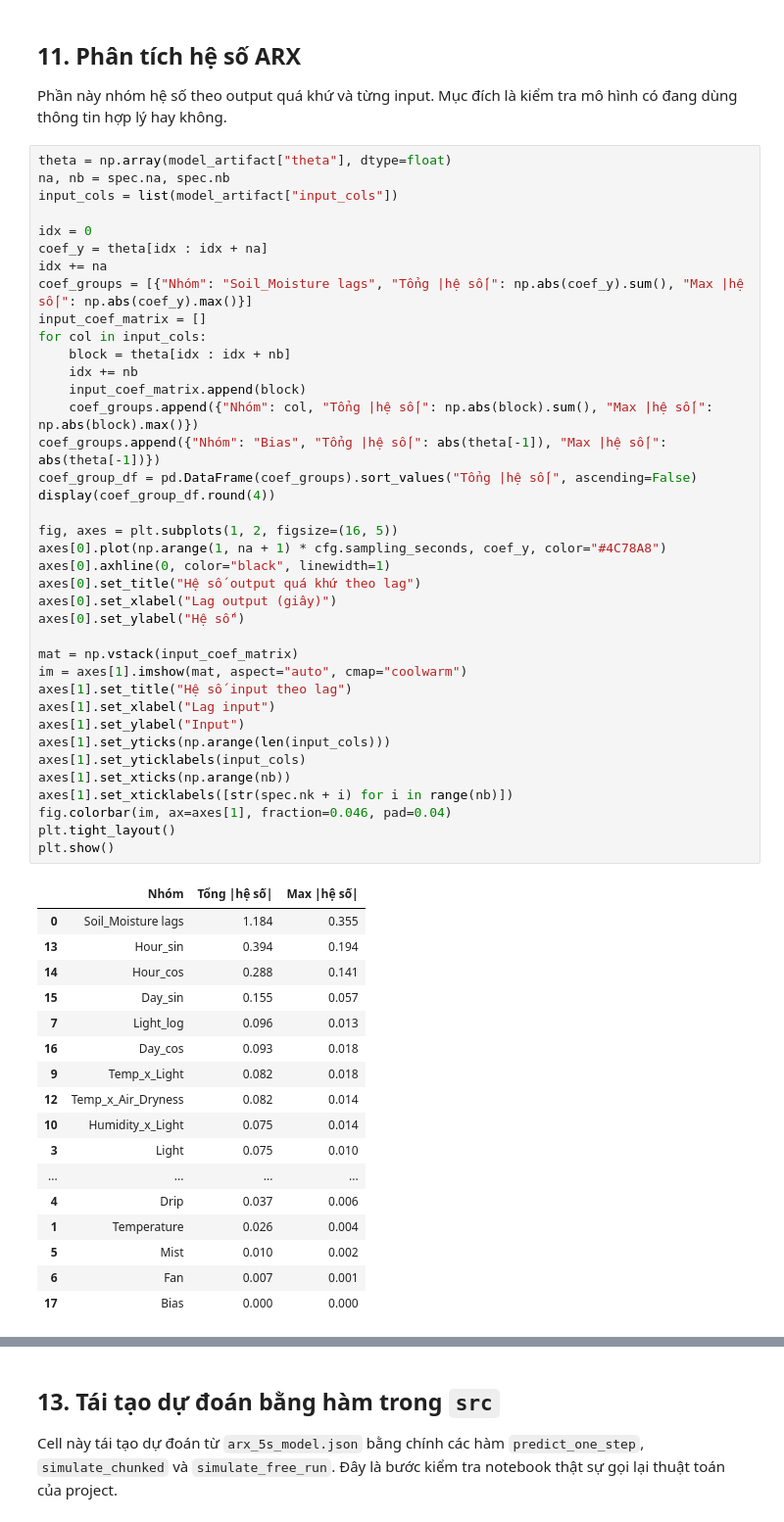
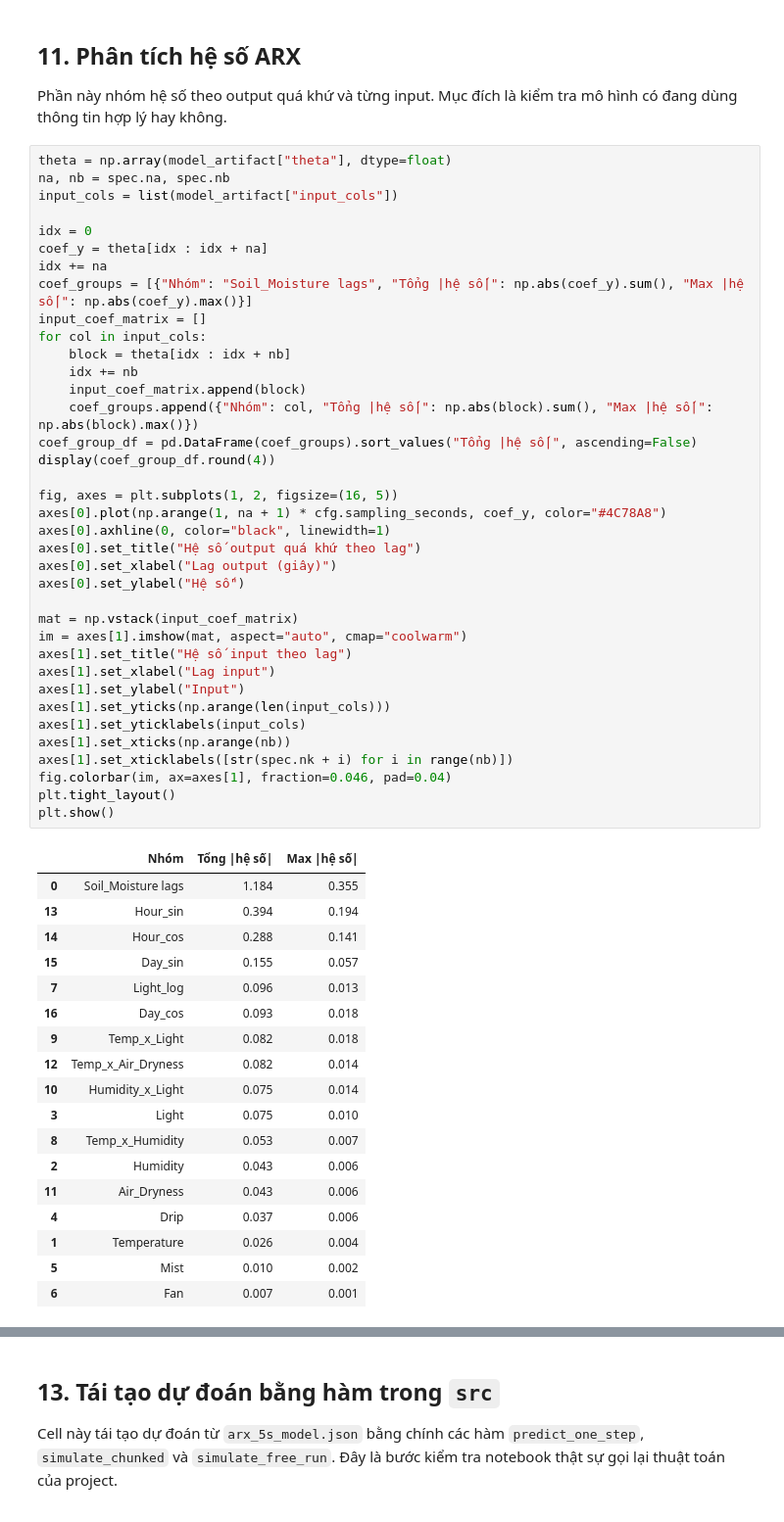
Before and after one commit to TrisMinh/ARX-Model, a Jupyter notebook: ARX_DO_BY_SELF/notebooks/bao_cao_arx_5s_mini_greenhouse.ipynb, the cells around one changed output, grey strips where cells are left out. Shown at 98% size. Saved outputs shown, nothing was run; the diff lists cells and outputs as text.

```diff
--- a/ARX_DO_BY_SELF/notebooks/bao_cao_arx_5s_mini_greenhouse.ipynb
+++ b/ARX_DO_BY_SELF/notebooks/bao_cao_arx_5s_mini_greenhouse.ipynb
@@ -435,7 +435,6 @@ for col in input_cols:
     idx += nb
     input_coef_matrix.append(block)
     coef_groups.append({"Nhóm": col, "Tổng |hệ số|": np.abs(block).sum(), "Max |hệ số|": np.abs(block).max()})
-coef_groups.append({"Nhóm": "Bias", "Tổng |hệ số|": abs(theta[-1]), "Max |hệ số|": abs(theta[-1])})
 coef_group_df = pd.DataFrame(coef_groups).sort_values("Tổng |hệ số|", ascending=False)
 display(coef_group_df.round(4))
 
@@ -443,39 +442,40 @@ fig, axes = plt.subplots(1, 2, figsize=(16, 5))
 axes[0].plot(np.arange(1, na + 1) * cfg.sampling_seconds, coef_y, color="#4C78A8")
 axes[0].axhline(0, color="black", linewidth=1)
 axes[0].set_title("Hệ số output quá khứ theo lag")
 axes[0].set_xlabel("Lag output (giây)")
 axes[0].set_ylabel("Hệ số")
 
 mat = np.vstack(input_coef_matrix)
 im = axes[1].imshow(mat, aspect="auto", cmap="coolwarm")
 axes[1].set_title("Hệ số input theo lag")
 axes[1].set_xlabel("Lag input")
 axes[1].set_ylabel("Input")
 axes[1].set_yticks(np.arange(len(input_cols)))
 axes[1].set_yticklabels(input_cols)
 axes[1].set_xticks(np.arange(nb))
 axes[1].set_xticklabels([str(spec.nk + i) for i in range(nb)])
 fig.colorbar(im, ax=axes[1], fraction=0.046, pad=0.04)
 plt.tight_layout()
 plt.show()
 # %% [output]
 |  | Nhóm | Tổng |hệ số| | Max |hệ số| |
 | 0 | Soil_Moisture lags | 1.184 | 0.355 |
 | 13 | Hour_sin | 0.394 | 0.194 |
 | 14 | Hour_cos | 0.288 | 0.141 |
 | 15 | Day_sin | 0.155 | 0.057 |
 | 7 | Light_log | 0.096 | 0.013 |
 | 16 | Day_cos | 0.093 | 0.018 |
 | 9 | Temp_x_Light | 0.082 | 0.018 |
 | 12 | Temp_x_Air_Dryness | 0.082 | 0.014 |
 | 10 | Humidity_x_Light | 0.075 | 0.014 |
 | 3 | Light | 0.075 | 0.010 |
-| ... | ... | ... | ... |
+| 8 | Temp_x_Humidity | 0.053 | 0.007 |
+| 2 | Humidity | 0.043 | 0.006 |
+| 11 | Air_Dryness | 0.043 | 0.006 |
 | 4 | Drip | 0.037 | 0.006 |
 | 1 | Temperature | 0.026 | 0.004 |
 | 5 | Mist | 0.010 | 0.002 |
 | 6 | Fan | 0.007 | 0.001 |
-| 17 | Bias | 0.000 | 0.000 |
 [figure]
 # %% [markdown]
 ## 12. Metrics tổng hợp
```
Also changed, not shown: parts of 3 cells of this notebook, 6 other files.
